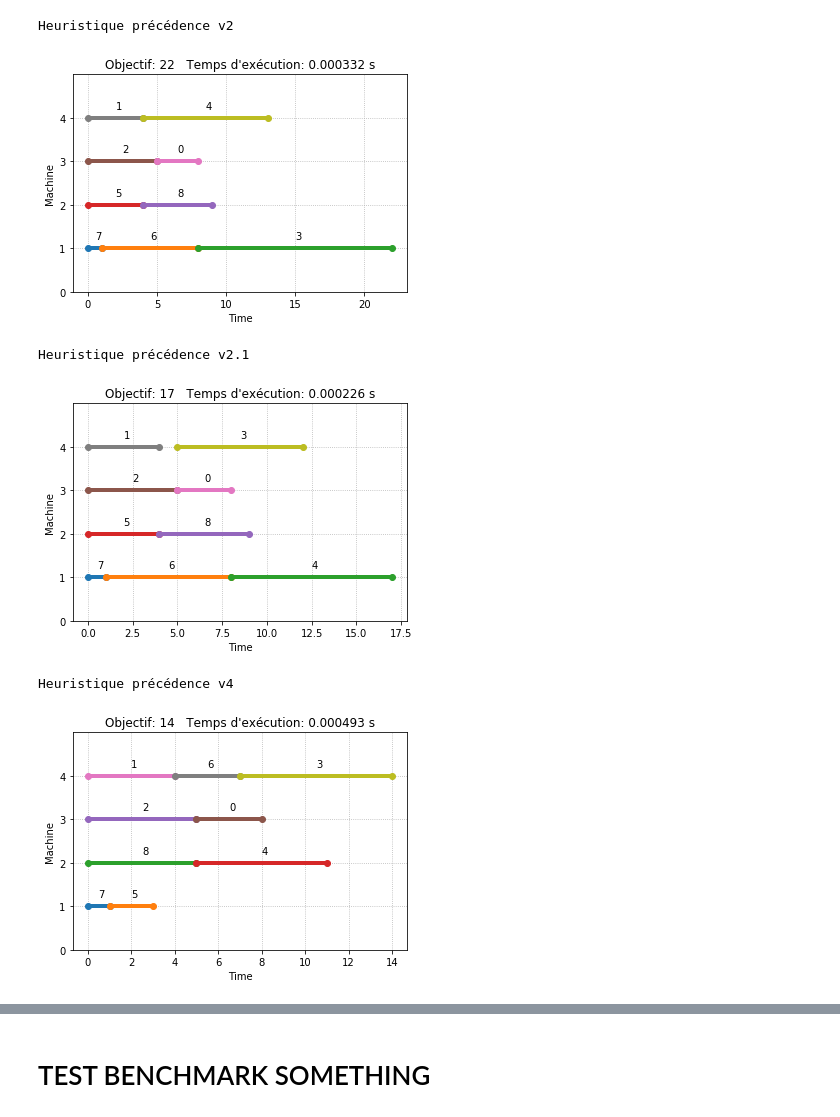
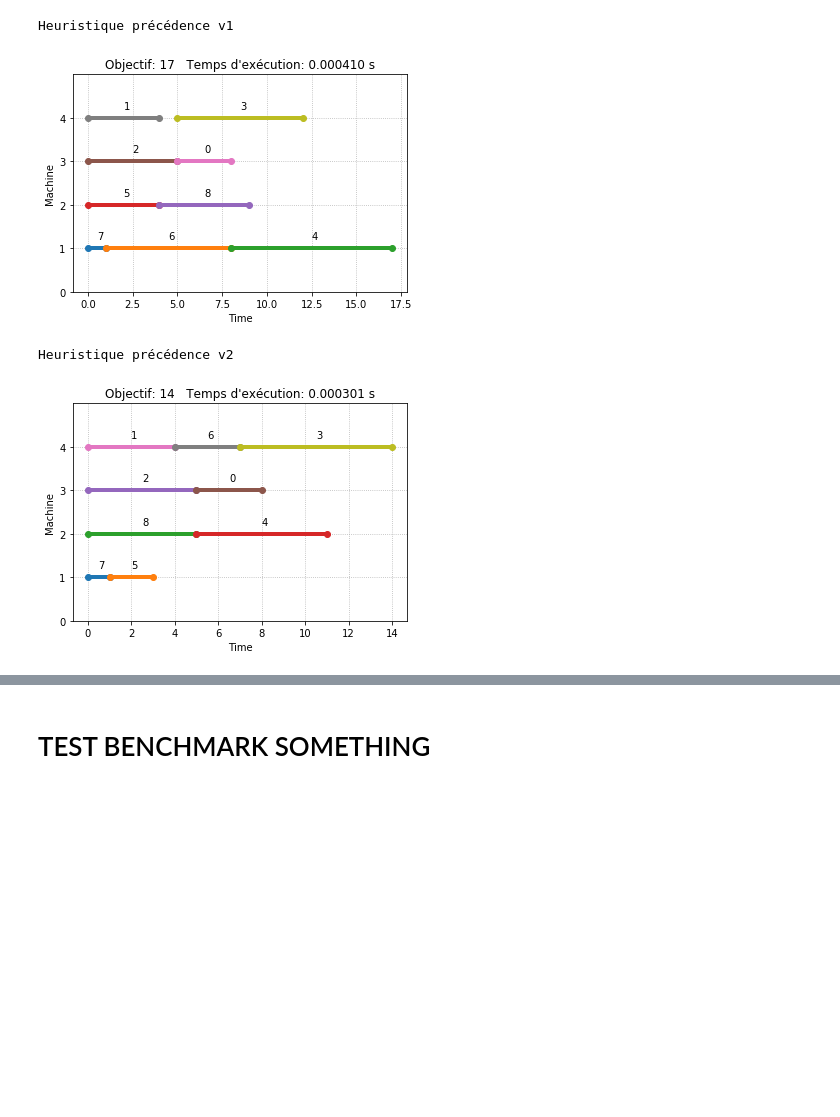
Before and after one commit to BastienBigue/JobScheduling, a Jupyter notebook: Heuristique Gloutonne.ipynb, the cells around one changed output, grey strips where cells are left out. Saved outputs shown, nothing was run; the diff lists cells and outputs as text; code cells hidden in the pictures; blank space fills up the shorter version.

Commit message:
Mise au propre de heuristique gloutonne

```diff
--- a/Heuristique Gloutonne.ipynb
+++ b/Heuristique Gloutonne.ipynb
@@ -225,16 +243,10 @@ def glouton_precedence(jobs, prec):
 # %%
-def isReadyToRun(job, current_time, end_times, prec):
+def getReadyTime(job, prec, end_time):
+    ready_time = -1
     for (i,j) in prec:
-        if j==job:
-            if current_time < end_times[i]:
-                return False
-    return True
-
-def getJobReady(jobs, current_time, end_times, prec):
-    for j in jobs:
-        if isReadyToRun(j, current_time, end_times, prec):
-            return True
-    return False
+        if j==job and end_time[i] > ready_time:
+            ready_time = end_time[i]
+    return ready_time
 
 def getConstraintJob(prec, J):
     constraint_value = [0] * J
@@ -250,11 +262,4 @@ def getConstraintJob(prec, J):
         max_value = np.max(constraint_value)
 
     return constraint_job
-
-def getReadyTime(job, prec, end_time):
-    ready_time = -1
-    for (i,j) in prec:
-        if j==job and end_time[i] > ready_time:
-            ready_time = end_time[i]
-    return ready_time
 # %%
@@ -556,39 +422,25 @@ def format_solution_prec(num, jobs, sol, objective, time):
 # %%
 jobs = [[13, 9, 11, 14, 9,  2, 7,   1, 14],
         [14, 6, 12, 13, 6,  4, 12,  3, 5],
         [3,  9, 5,  12, 14, 5, 8,  13, 3],
         [10, 4, 8,  7,  9,  2, 3,  10, 4]]
 
 prec = [[2, 3],
         [1, 4]]
 #prec = [[2, 3],[3, 4]]
 
 # AVEC PRECEDENCE
+print("Heuristique précédence v1")
+sol, objective, time_exec = glouton_precedence(jobs, prec)
+format_solution_prec(0, jobs, sol, objective, time_exec)
+plot_resultat()
+
 print("Heuristique précédence v2")
 sol, objective, time_exec = glouton_precedence_v2(jobs, prec)
 format_solution_prec(0, jobs, sol, objective, time_exec)
 plot_resultat()
-
-print("Heuristique précédence v2.1")
-sol, objective, time_exec = glouton_precedence_v2_1(jobs, prec)
-format_solution_prec(0, jobs, sol, objective, time_exec)
-plot_resultat()
-
-#print("Heuristique précédence v3")
-#sol, objective, time_exec = glouton_precedence_v3(jobs, prec)
-#format_solution_prec(0, jobs, sol, objective, time_exec)
-#plot_resultat()
-
-print("Heuristique précédence v4")
-sol, objective, time_exec = glouton_precedence_v4(jobs, prec)
-format_solution_prec(0, jobs, sol, objective, time_exec)
-plot_resultat()
-
-# v2.1 et v4 ont l'air équivalents, à tester
 # %% [output]
-Heuristique précédence v2
+Heuristique précédence v1
-[figure, old version]
+[figure, new version]
-Heuristique précédence v2.1
+Heuristique précédence v2
-[figure, old version]
+[figure, new version]
-Heuristique précédence v4
-[figure, removed]
```
Also changed, not shown: parts of 7 cells of this notebook.
